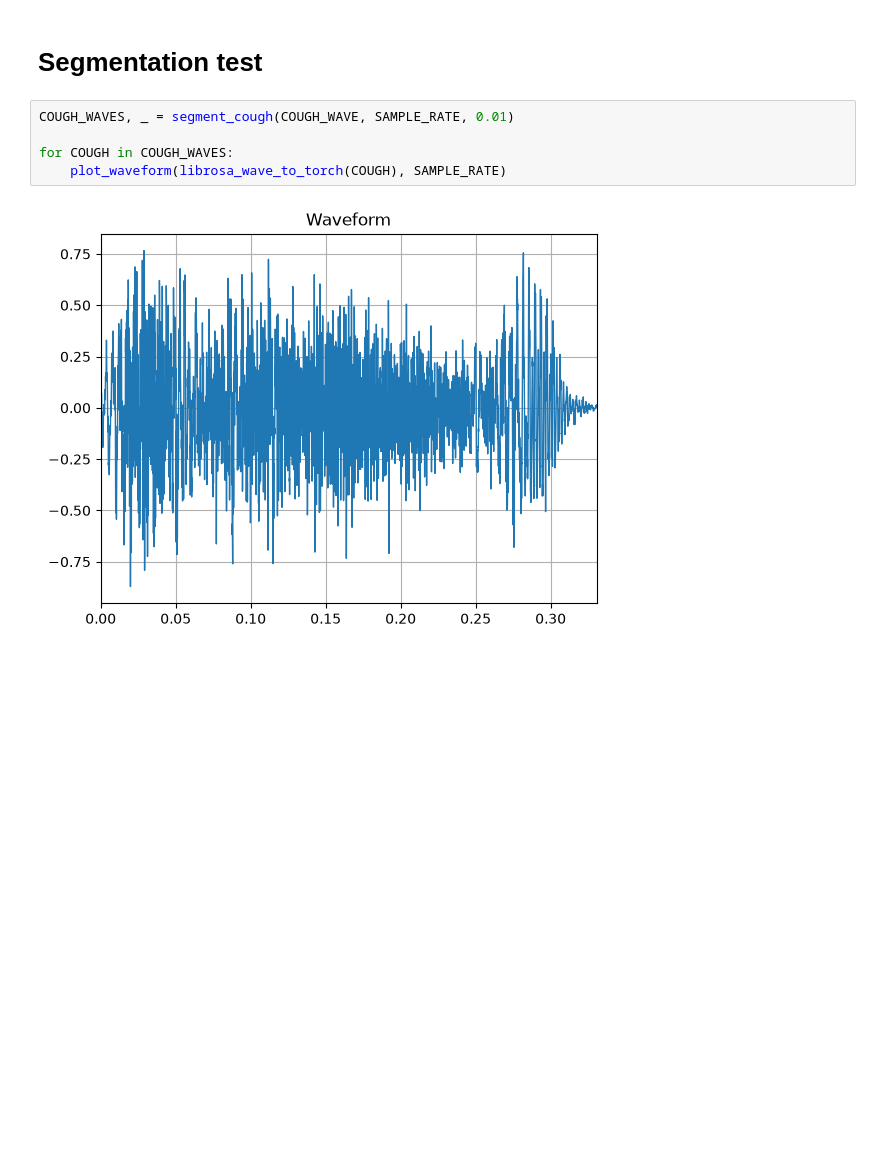
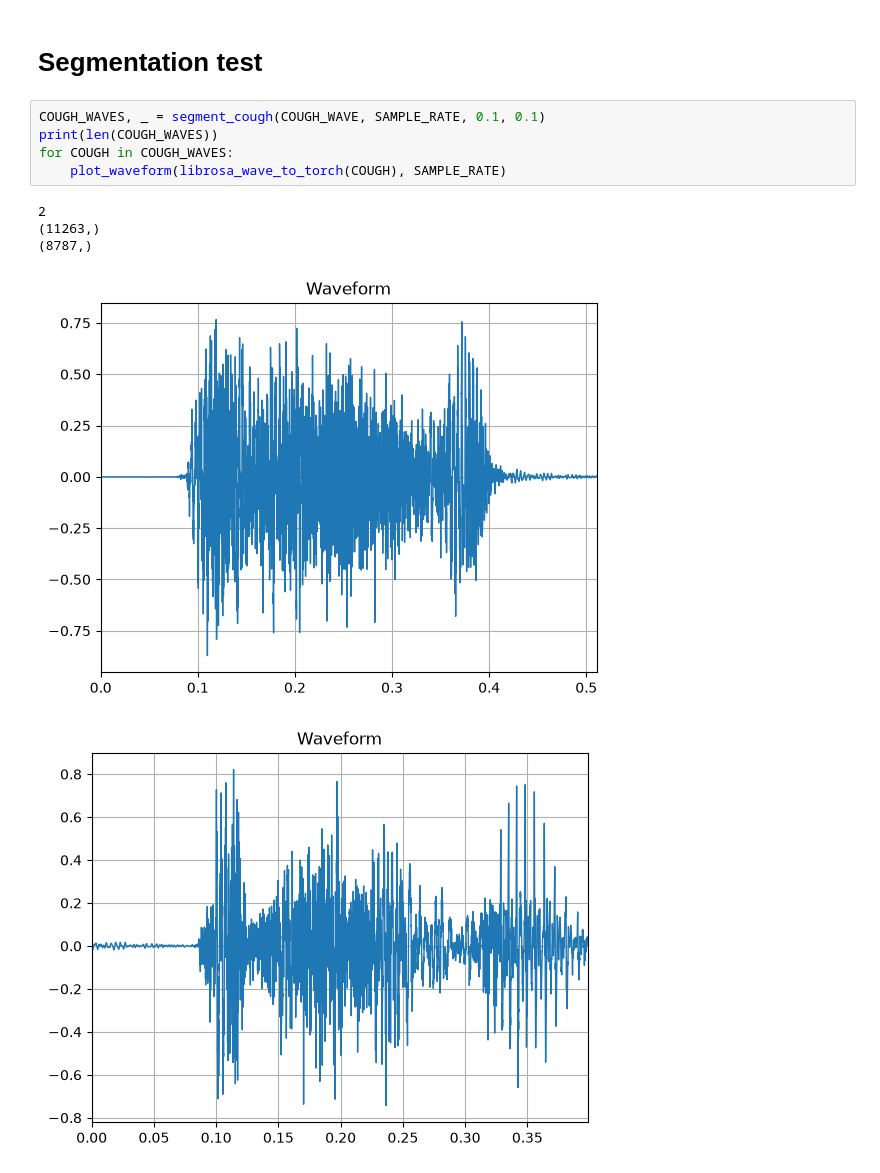
Before and after one commit to loafthecomputerphile/Senior_Design, a Jupyter notebook: project_notebooks/data_preprocess.ipynb, the cells around one changed output. Cells and saved outputs as stored; diff of their text form; blank space fills up the shorter version.

```diff
--- a/project_notebooks/data_preprocess.ipynb
+++ b/project_notebooks/data_preprocess.ipynb
@@ -65,9 +96,13 @@ plot_waveform(librosa_wave_to_torch(COUGH_WAVE), SAMPLE_RATE)
 # %% [markdown]
 # Segmentation test
 # %%
-COUGH_WAVES, _ = segment_cough(COUGH_WAVE, SAMPLE_RATE, 0.01)
-
+COUGH_WAVES, _ = segment_cough(COUGH_WAVE, SAMPLE_RATE, 0.1, 0.1)
+print(len(COUGH_WAVES))
 for COUGH in COUGH_WAVES:
     plot_waveform(librosa_wave_to_torch(COUGH), SAMPLE_RATE)
 # %% [output]
+2
+(11263,)
+(8787,)
-[figure, old version]
+[figure, new version]
+[figure, added]
```
Also changed, not shown: parts of 13 cells of this notebook, 5 other files.
